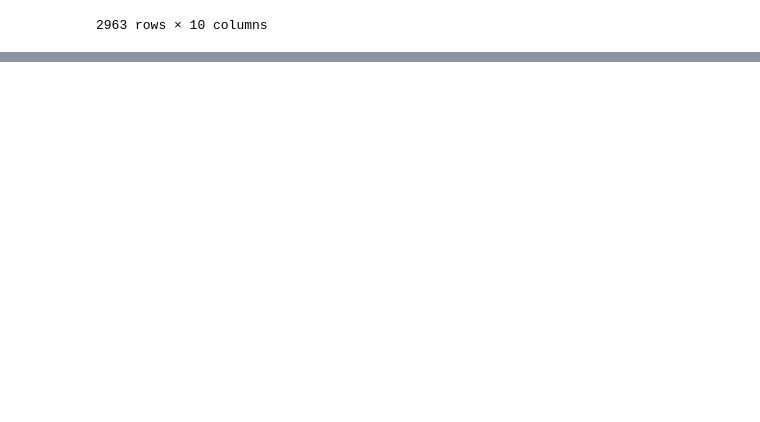
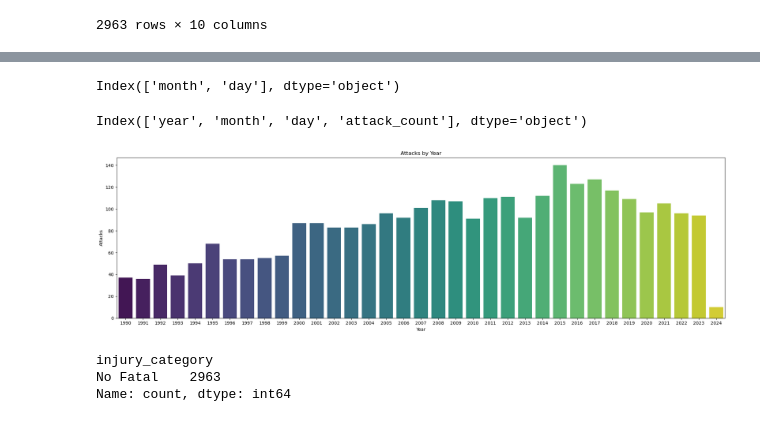
Before and after one commit to cohet3/sharkAttack_g7, a Jupyter notebook: main.ipynb, the cells around one changed output, grey strips where cells are left out. Saved outputs shown, nothing was run; the diff lists cells and outputs as text; code cells hidden in the pictures; blank space fills up the shorter version.

```diff
--- a/main.ipynb
+++ b/main.ipynb
@@ -288,0 +289,6 @@ shark_attack_values.to_csv('shark_attack_clean.csv')
+# %%
+shark_attack_total = shark_attack_values
+# %%
+#Primero vamos a contar el aumento de ataques de tiburón por años
+shark_year_temp = temp_date_df(shark_attack_total, 'date')
+shark_year_temp
@@ -288,0 +309,3 @@ shark_attack_values.to_csv('shark_attack_clean.csv')
+# %%
+shark_year_grafico = shark_year_temp.groupby('year').count()
+shark_year_grafico
@@ -288,0 +331,32 @@ shark_attack_values.to_csv('shark_attack_clean.csv')
+# %%
+shark_year_grafico.columns
+# %% [output]
+Index(['month', 'day'], dtype='object')
+# %%
+#Añadimos una columna para contar los ataques
+count_by_year = shark_year_temp.groupby('year').size().reset_index(name='attack_count')
+temp_date_with_counts = shark_year_grafico.merge(count_by_year, on='year', how='left')
+# %%
+#Usamos dataframe
+temp_date_with_counts.columns
+# %% [output]
+Index(['year', 'month', 'day', 'attack_count'], dtype='object')
+# %%
+import seaborn as sns
+import matplotlib.pyplot as plt
+plt.figure(figsize=(20, 6))
+sns.barplot(x='year', y='attack_count', data= temp_date_with_counts, palette='viridis')
+plt.xlabel('Year')
+plt.ylabel('Attacks')
+plt.title('Attacks by Year')
+plt.tight_layout()
+plt.show()
+# %% [output]
+[figure, added]
+# %%
+# Contar cuántos ataques están clasificados como 'Fatal' y 'No Fatal'
+print(shark_attack_total['injury_category'].value_counts())
+# %% [output]
+injury_category
+No Fatal    2963
+Name: count, dtype: int64
```
Also changed, not shown: parts of 9 cells of this notebook, 1 other file.
